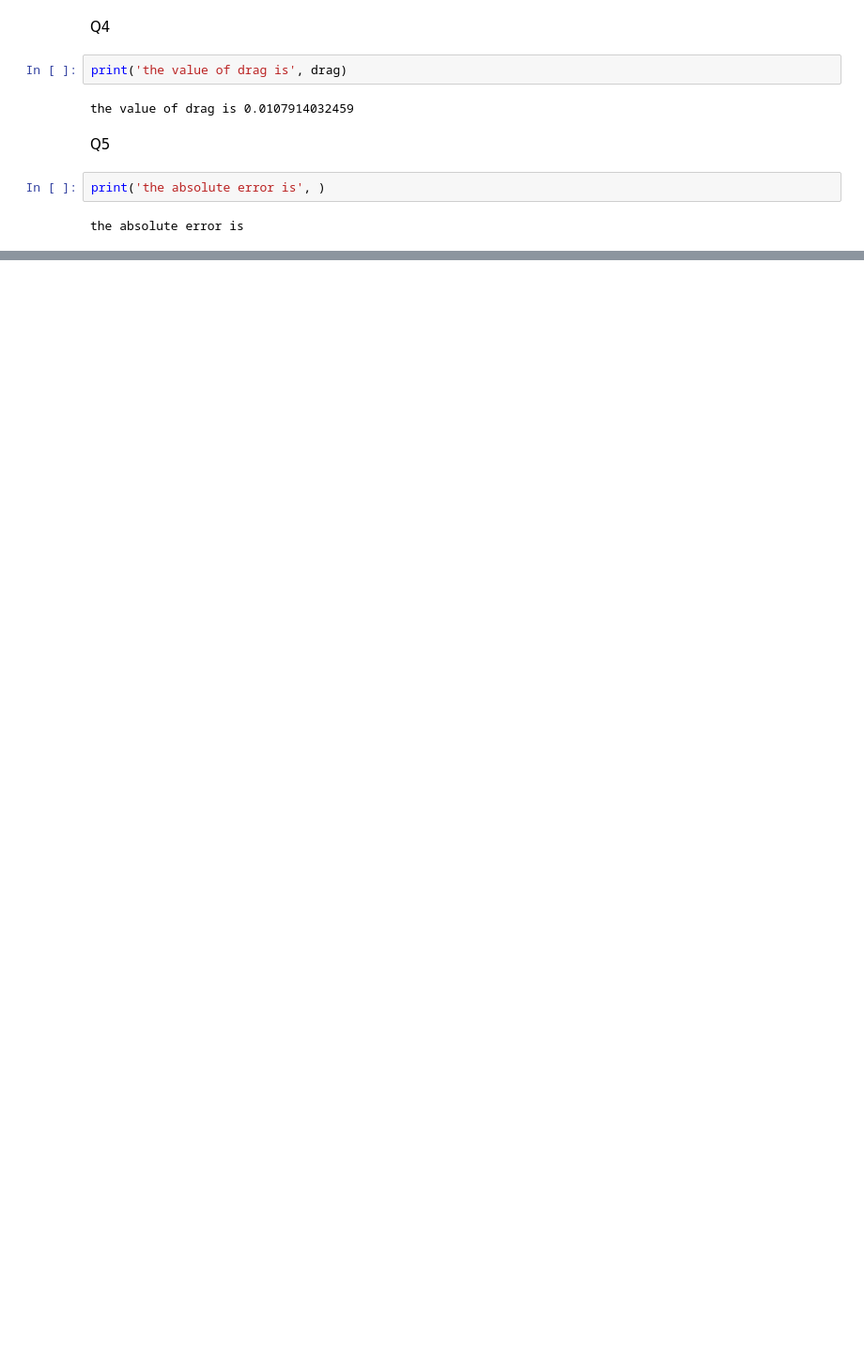
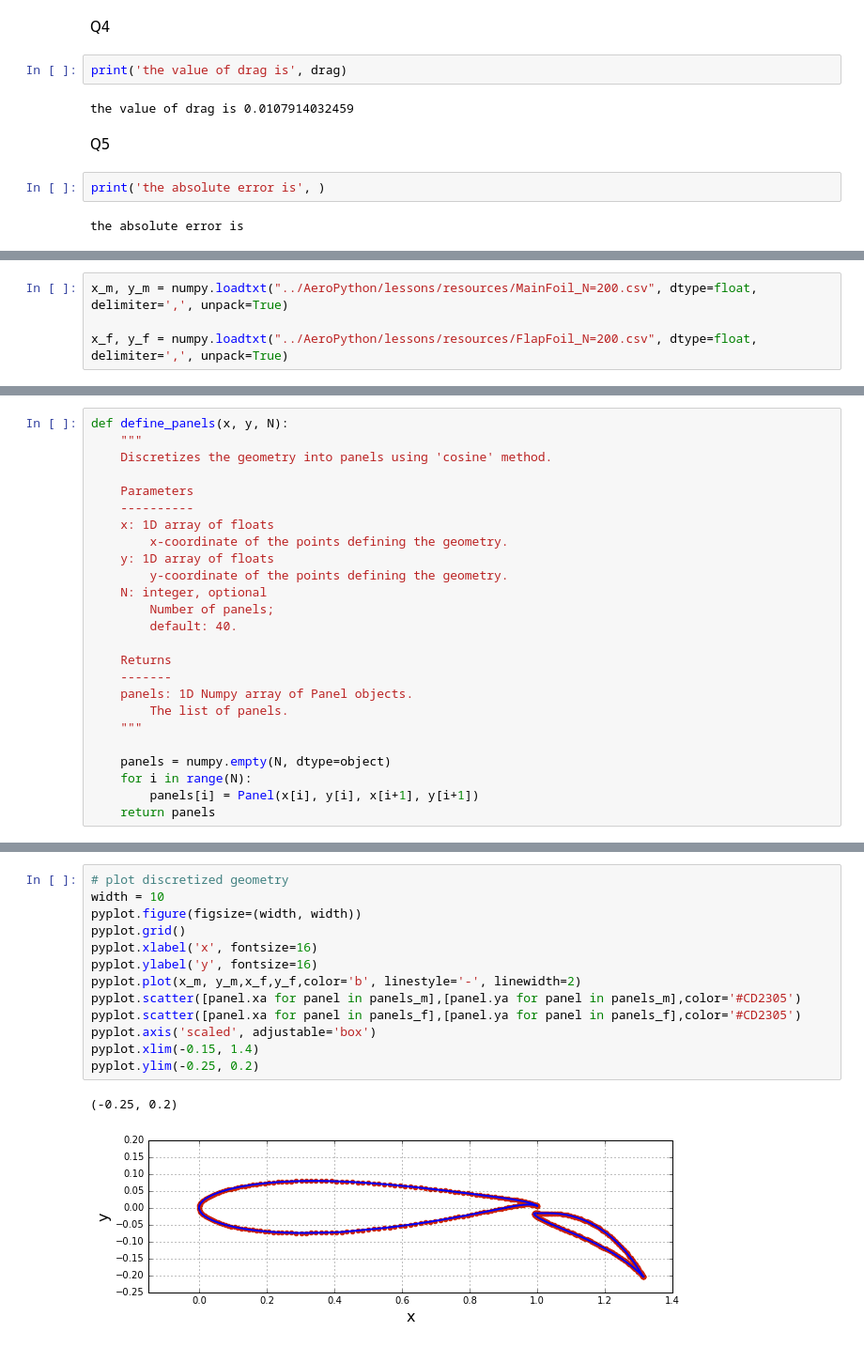
Before and after one commit to liu19941121/mae6226-work, a Jupyter notebook: assignment_3.ipynb, the cells around one changed output, grey strips where cells are left out. Shown at 94% size. Drawn from its saved outputs; the diff is of its cells as text; blank space fills up the shorter version.

```diff
--- a/assignment_3.ipynb
+++ b/assignment_3.ipynb
@@ -392,0 +404,4 @@ the absolute error is
+# %%
+x_m, y_m = numpy.loadtxt("../AeroPython/lessons/resources/MainFoil_N=200.csv", dtype=float, delimiter=',', unpack=True)
+
+x_f, y_f = numpy.loadtxt("../AeroPython/lessons/resources/FlapFoil_N=200.csv", dtype=float, delimiter=',', unpack=True)
@@ -392,0 +428,25 @@ the absolute error is
+# %%
+def define_panels(x, y, N):
+    """
+    Discretizes the geometry into panels using 'cosine' method.
+
+    Parameters
+    ----------
+    x: 1D array of floats
+        x-coordinate of the points defining the geometry.
+    y: 1D array of floats
+        y-coordinate of the points defining the geometry.
+    N: integer, optional
+        Number of panels;
+        default: 40.
+
+    Returns
+    -------
+    panels: 1D Numpy array of Panel objects.
+        The list of panels.
+    """
+
+    panels = numpy.empty(N, dtype=object)
+    for i in range(N):
+        panels[i] = Panel(x[i], y[i], x[i+1], y[i+1])
+    return panels
@@ -392,0 +692,16 @@ the absolute error is
+# %%
+# plot discretized geometry
+width = 10
+pyplot.figure(figsize=(width, width))
+pyplot.grid()
+pyplot.xlabel('x', fontsize=16)
+pyplot.ylabel('y', fontsize=16)
+pyplot.plot(x_m, y_m,x_f,y_f,color='b', linestyle='-', linewidth=2)
+pyplot.scatter([panel.xa for panel in panels_m],[panel.ya for panel in panels_m],color='#CD2305')
+pyplot.scatter([panel.xa for panel in panels_f],[panel.ya for panel in panels_f],color='#CD2305')
+pyplot.axis('scaled', adjustable='box')
+pyplot.xlim(-0.15, 1.4)
+pyplot.ylim(-0.25, 0.2)
+# %% [output]
+(-0.25, 0.2)
+[figure, added]
```
Also changed, not shown: parts of 33 cells of this notebook.
